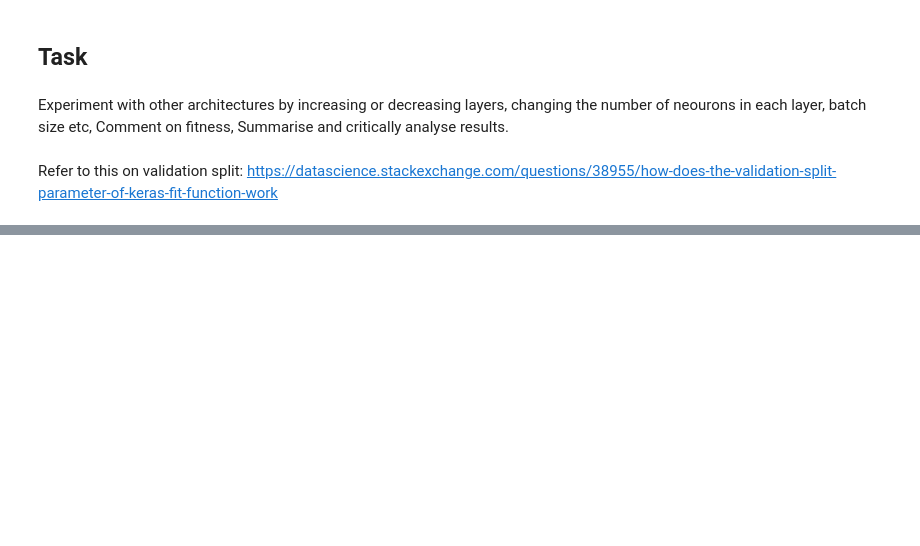
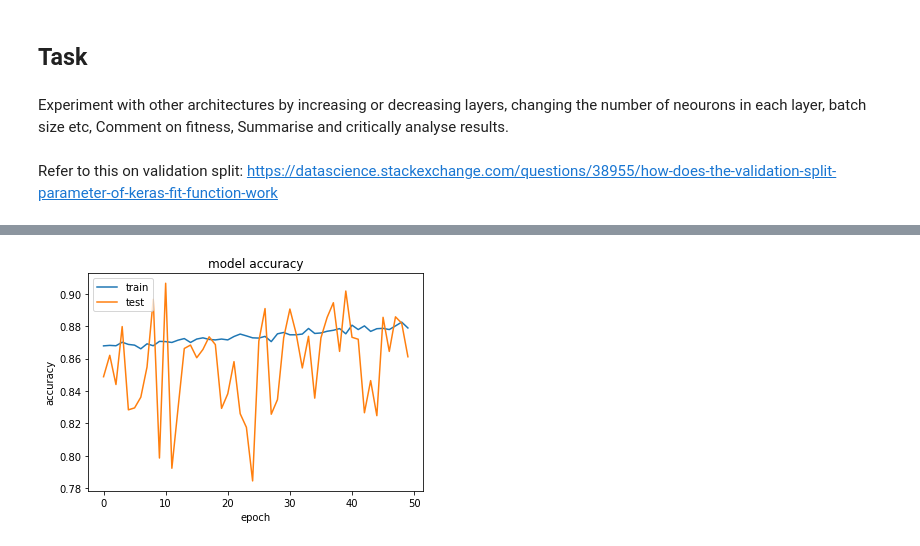
Before and after one commit to nopynospy/apu_deep_learning, a Jupyter notebook: Lab_2_0a_online_shopper_DataPrep_BaselineANN_V1.ipynb, the cells around one changed output, grey strips where cells are left out. Drawn from its saved outputs; the diff is of its cells as text; code cells hidden in the pictures; blank space fills up the shorter version.

```diff
--- a/Lab_2_0a_online_shopper_DataPrep_BaselineANN_V1.ipynb
+++ b/Lab_2_0a_online_shopper_DataPrep_BaselineANN_V1.ipynb
@@ -274,0 +358,4 @@ Refer to this on validation split: https://datascience.stackexchange.com/questio
+# %%
+model.compile(optimizer = 'adam', loss = 'categorical_crossentropy', metrics = ['accuracy'])
+# %%
+history = model.fit(X_train_full, y_tra_full, validation_split=0.2, epochs = 50,  batch_size = 32, verbose = 2)
@@ -274,0 +380,14 @@ Refer to this on validation split: https://datascience.stackexchange.com/questio
+# %%
+# summarize history for accuracy
+def plot_acc():
+  plt.plot(history.history['accuracy'])
+  plt.plot(history.history['val_accuracy'])
+  plt.title('model accuracy')
+  plt.ylabel('accuracy')
+  plt.xlabel('epoch')
+  plt.legend(['train', 'test'], loc='upper left')
+  plt.show()
+
+plot_acc()
+# %% [output]
+[figure, added]
```
Also changed, not shown: parts of 41 cells of this notebook.
